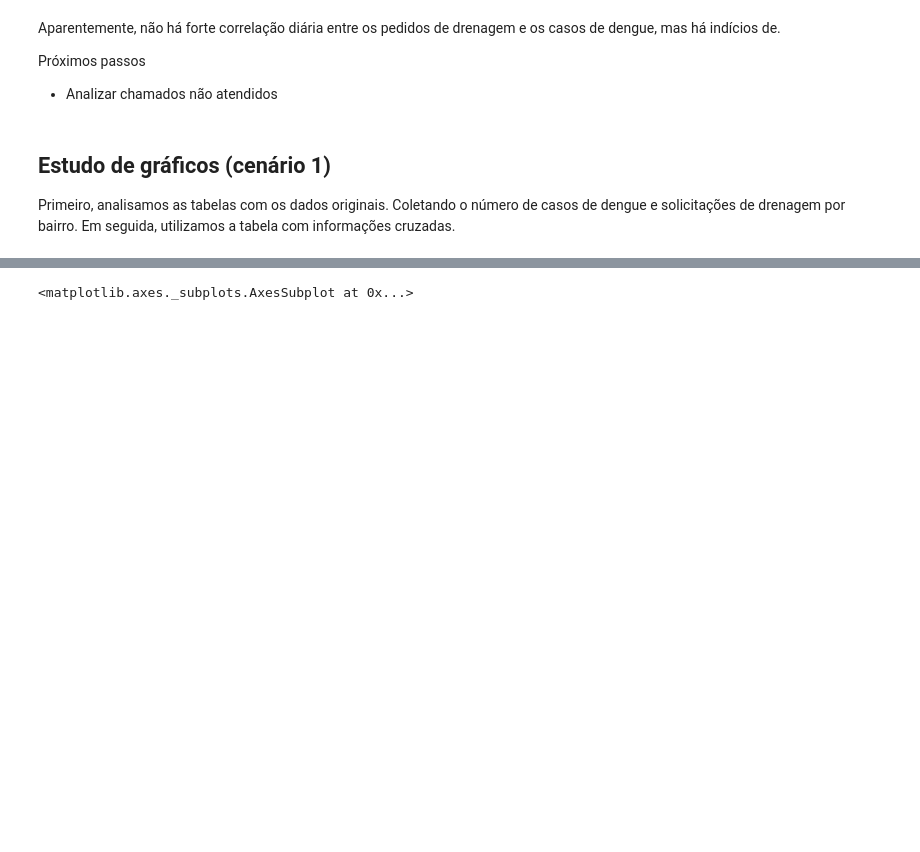
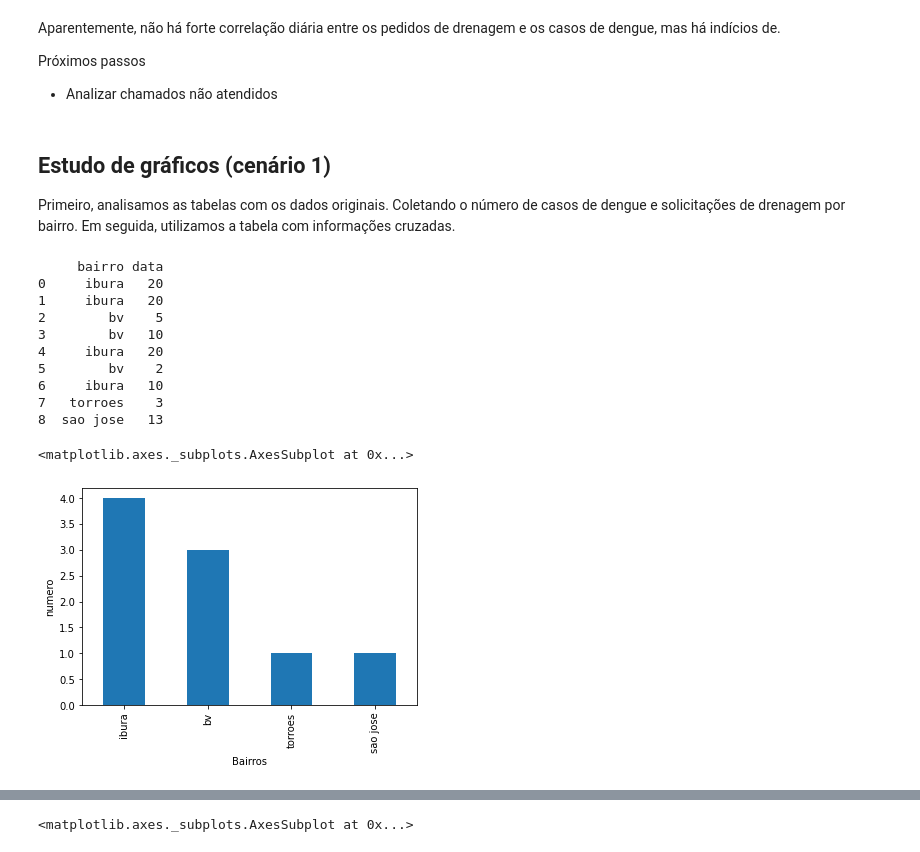
Before and after one commit to HiagoAD/GDI2, a Jupyter notebook: Project_1.ipynb, the cells around one changed output, grey strips where cells are left out. Drawn from its saved outputs; the diff is of its cells as text; code cells hidden in the pictures; blank space fills up the shorter version.

```diff
--- a/Project_1.ipynb
+++ b/Project_1.ipynb
@@ -69,3 +120,22 @@ Próximos passos
 ## Estudo de gráficos (cenário 1)
 
 Primeiro, analisamos as tabelas com os dados originais. Coletando o número de casos de dengue e solicitações de drenagem por bairro. Em seguida, utilizamos a tabela com informações cruzadas.
+# %%
+df = pd.DataFrame([['ibura', 'ibura', 'bv', 'bv', 'ibura', 'bv', 'ibura', 'torroes', 'sao jose'], [20, 20,5, 10, 20, 2, 10,3,13]]).T
+df.columns = ['bairro','data']
+print(df)
+
+df['bairro'].value_counts().plot(kind='bar', ylabel='numero', xlabel='Bairros')
+# %% [output]
+     bairro data
+0     ibura   20
+1     ibura   20
+2        bv    5
+3        bv   10
+4     ibura   20
+5        bv    2
+6     ibura   10
+7   torroes    3
+8  sao jose   13
+<matplotlib.axes._subplots.AxesSubplot at 0x...>
+[figure, added]
```
Also changed, not shown: parts of 13 cells of this notebook.
